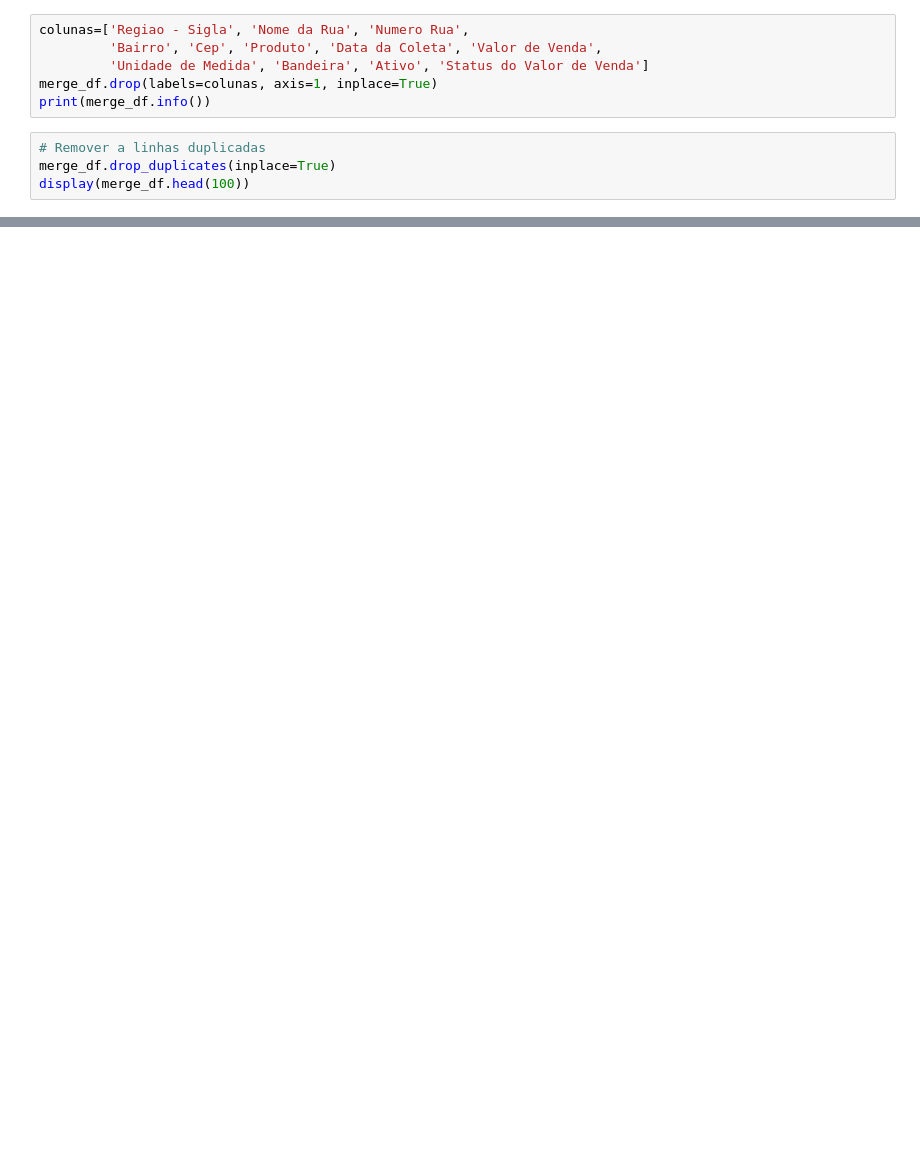
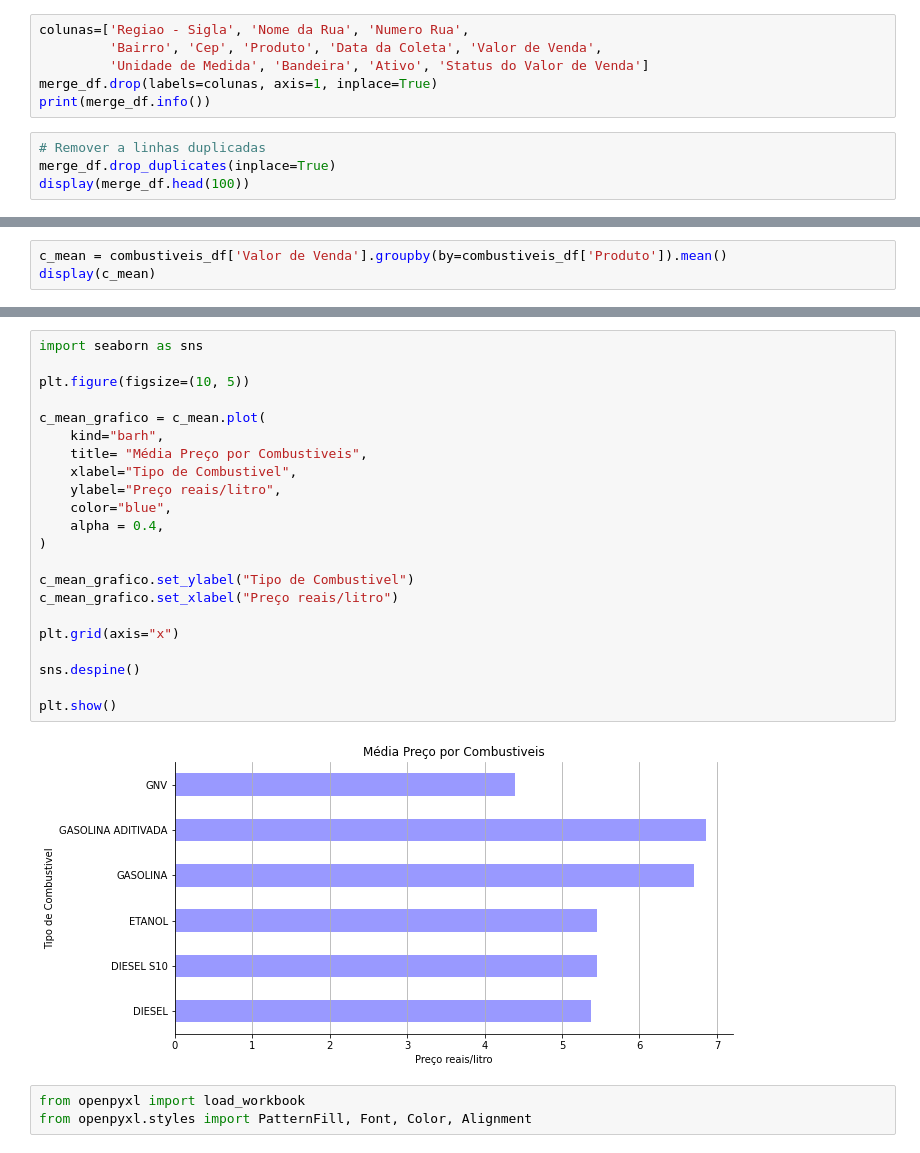
Before and after one commit to Samuel-RR/CursoDeExtensaoPythonPandas, a Jupyter notebook: Segundo_exemplo_em_Python_Pandas.ipynb, the cells around one changed output, grey strips where cells are left out. Cells and saved outputs as stored; diff of their text form; blank space fills up the shorter version.

```diff
--- a/Segundo_exemplo_em_Python_Pandas.ipynb
+++ b/Segundo_exemplo_em_Python_Pandas.ipynb
@@ -142,0 +87,3 @@ KeyError: ignored
+# %%
+c_mean = combustiveis_df['Valor de Venda'].groupby(by=combustiveis_df['Produto']).mean()
+display(c_mean)
@@ -142,0 +99,27 @@ KeyError: ignored
+# %%
+import seaborn as sns
+
+plt.figure(figsize=(10, 5))
+
+c_mean_grafico = c_mean.plot(
+    kind="barh",
+    title= "Média Preço por Combustiveis",
+    xlabel="Tipo de Combustivel",
+    ylabel="Preço reais/litro",
+    color="blue",
+    alpha = 0.4,
+)
+
+c_mean_grafico.set_ylabel("Tipo de Combustivel")
+c_mean_grafico.set_xlabel("Preço reais/litro")
+
+plt.grid(axis="x")
+
+sns.despine()
+
+plt.show()
+# %% [output]
+[figure, added]
+# %%
+from openpyxl import load_workbook
+from openpyxl.styles import PatternFill, Font, Color, Alignment
```
Also changed, not shown: parts of 9 cells of this notebook.
